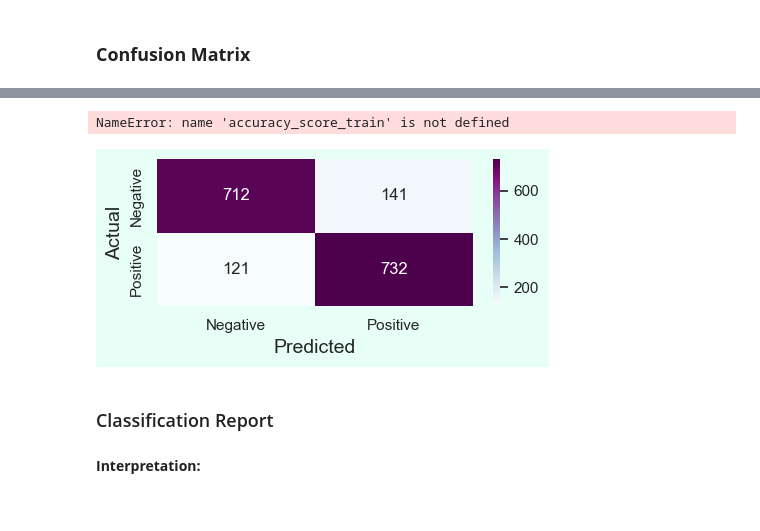
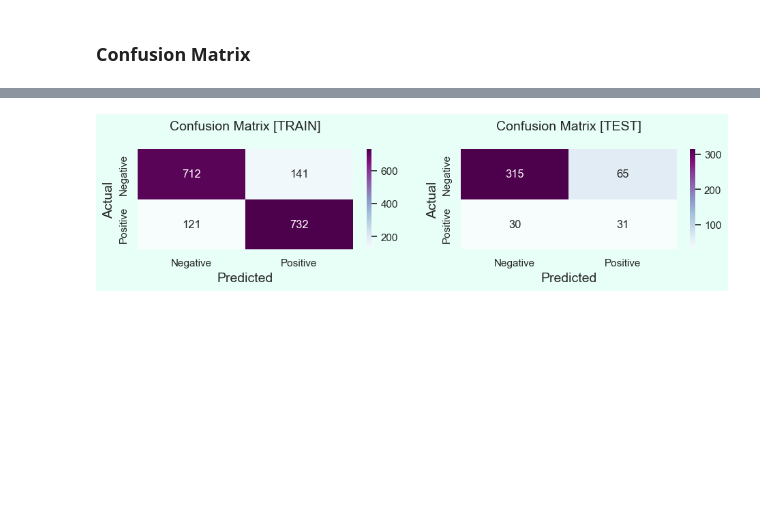
Before and after one commit to LCM-org/group6_BDM, a Jupyter notebook: logistic regression - employee attrition.ipynb, the cells around one changed output, grey strips where cells are left out. Drawn from its saved outputs; the diff is of its cells as text; code cells hidden in the pictures; blank space fills up the shorter version.

Commit message:
Update model score table and confusion matrix

```diff
--- a/logistic regression - employee attrition.ipynb
+++ b/logistic regression - employee attrition.ipynb
@@ -946,34 +961,31 @@ conf_matrix_test = confusion_matrix(y_test_final, y_pred_test)
 # %%
 plt.figure(figsize=(10,4))
 
 # Plot Confusion Matrix using Seaborn heatmap()
 ax = plt.subplot(2, 2, 1)
 ax = sns.heatmap(conf_matrix_train, annot=True, fmt='d',cmap="BuPu")
 # set x-axis label and ticks.
 ax.set_xlabel("Predicted", fontsize=14)
 ax.xaxis.set_ticklabels(['Negative', 'Positive'])
 # set y-axis label and ticks
 ax.set_ylabel("Actual", fontsize=14)
 ax.yaxis.set_ticklabels(['Negative', 'Positive'])
 # set plot title
-ax.set_title(f"Confusion Matrix [TRAIN]: {accuracy_score_train*100}%", fontsize=14, pad=20)
+ax.set_title(f"Confusion Matrix [TRAIN]", fontsize=14, pad=20)
 
 
 # Plot Confusion Matrix using Seaborn heatmap()
 ax = plt.subplot(2, 2, 2)
 ax = sns.heatmap(conf_matrix_test, annot=True, fmt='d', cmap="BuPu")
 # set x-axis label and ticks.
 ax.set_xlabel("Predicted", fontsize=14)
 ax.xaxis.set_ticklabels(['Negative', 'Positive'])
 # set y-axis label and ticks
 ax.set_ylabel("Actual", fontsize=14)
 ax.yaxis.set_ticklabels(['Negative', 'Positive'])
 # set plot title
-ax.set_title(f"Confusion Matrix [TEST]: {accuracy_score_test*100}%", fontsize=14, pad=20)
+ax.set_title(f"Confusion Matrix [TEST]", fontsize=14, pad=20)
 
 plt.show()
 # %% [output]
-NameError: name 'accuracy_score_train' is not defined
-[figure, old version]
+[figure, new version]
-# %% [markdown]
-### Classification Report
@@ -990,4 +991,0 @@ pd.DataFrame(report_train).transpose()
-# %% [markdown]
-**Interpretation:**
-
-&emsp;
```
Also changed, not shown: parts of 13 cells of this notebook.
